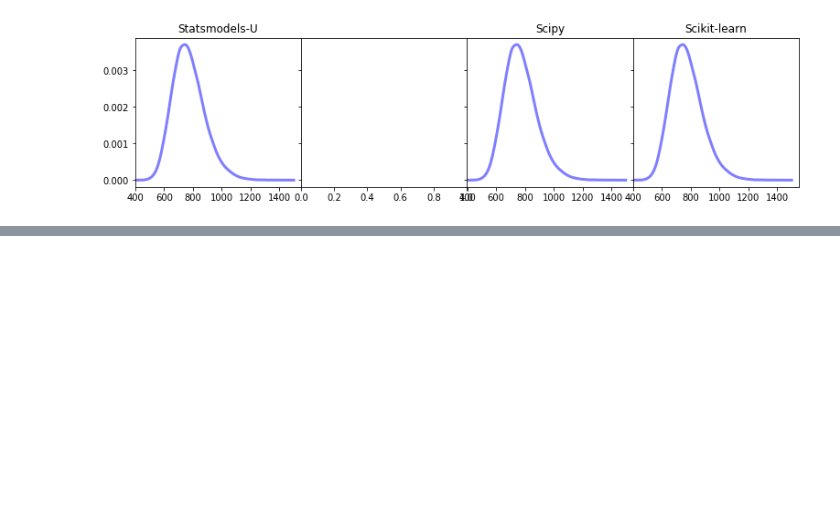
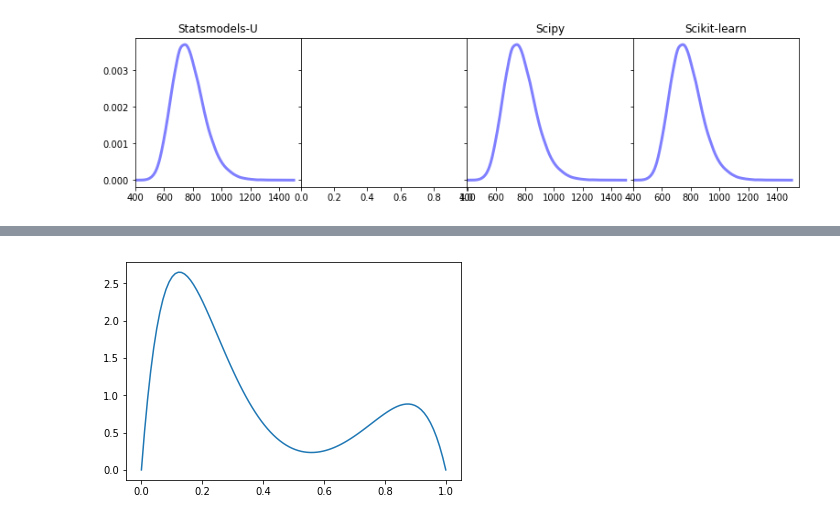
Before and after one commit to jayshah5696/Applied_Bayesian_Statistics, a Jupyter notebook: Bayesian_Stat_01.ipynb, the cells around one changed output, grey strips where cells are left out. Saved outputs shown, nothing was run; the diff lists cells and outputs as text; code cells hidden in the pictures; blank space fills up the shorter version.

```diff
--- a/Bayesian_Stat_01.ipynb
+++ b/Bayesian_Stat_01.ipynb
@@ -153,0 +212,11 @@ plt.show()
+# %%
+x = np.linspace(0, 1,100)
+fig,ax = plt.subplots(1)
+pdf_beta =beta(a=2,b=8).pdf(x)
+#pdf_binom = binom(n=43).pmf(x)
+pdf_beta2 = beta(a=8,b=2).pdf(x)
+pdf_mixture = 0.75*pdf_beta +0.25*pdf_beta2
+ax.plot(x,pdf_mixture,label = 'Prior')
+plt.savefig('F:/JAY/COURSES/STAT_638/HomeWork/HW2/3_4(c).png')
+# %% [output]
+[figure, added]
```
Also changed, not shown: parts of 18 cells of this notebook.
